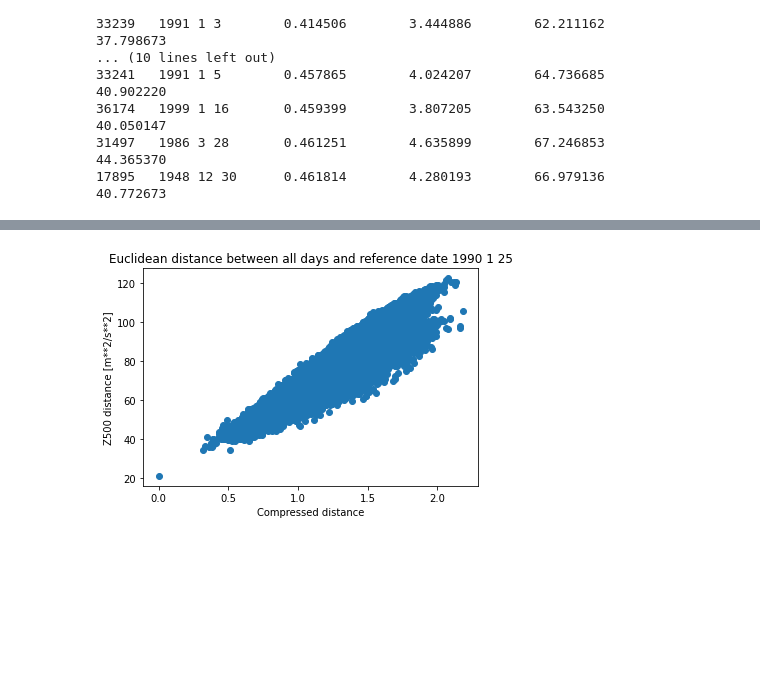
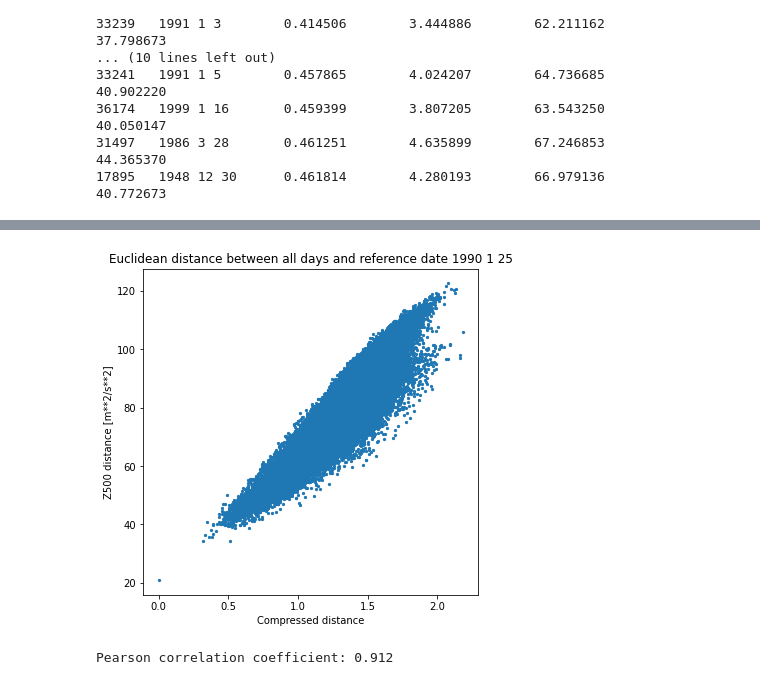
Before and after one commit to gdepaepe/autoencoder, a Jupyter notebook: 5_custom_loss.ipynb, the cells around one changed output, grey strips where cells are left out. Saved outputs shown, nothing was run; the diff lists cells and outputs as text; code cells hidden in the pictures; blank space fills up the shorter version.

```diff
--- a/5_custom_loss.ipynb
+++ b/5_custom_loss.ipynb
@@ -243,7 +243,9 @@ isoplot(original[0,:,:,1],nearest[0,:,:,1],date,dates[min_dist_index],zone,scale
 # %%
-plt.scatter(compressed_dist, era20c_dist)
+plt.rcParams["figure.figsize"] = (6,6)
+plt.scatter(compressed_dist, era20c_dist, s=5)
 plt.ylabel("Uncompressed distance")
 plt.xlabel("Compressed distance")
 plt.title("Euclidean distance between all days and reference date " + date)
 plt.show()
+print("Pearson correlation coefficient: %.3f" % np.corrcoef(compressed_dist,era20c_dist)[0,1])
 # %% [output]
@@ -251,7 +254,9 @@ plt.show()
 # %%
-plt.scatter(compressed_dist, msl_dist)
+plt.rcParams["figure.figsize"] = (6,6)
+plt.scatter(compressed_dist, msl_dist, s=5)
 plt.ylabel("MSL distance [Pa]")
 plt.xlabel("Compressed distance")
 plt.title("Euclidean distance between all days and reference date " + date)
 plt.show()
+print("Pearson correlation coefficient: %.3f" % np.corrcoef(compressed_dist,msl_dist)[0,1])
 # %% [output]
@@ -259,8 +265,11 @@ plt.show()
 # %%
-plt.scatter(compressed_dist, z500_dist)
+plt.rcParams["figure.figsize"] = (6,6)
+plt.scatter(compressed_dist, z500_dist, s=5)
 plt.ylabel("Z500 distance [m**2/s**2]")
 plt.xlabel("Compressed distance")
 plt.title("Euclidean distance between all days and reference date " + date)
 plt.show()
+print("Pearson correlation coefficient: %.3f" % np.corrcoef(compressed_dist,z500_dist)[0,1])
 # %% [output]
-[figure, old version]
+[figure, new version]
+Pearson correlation coefficient: 0.912
```
Also changed, not shown: parts of 6 cells of this notebook.
